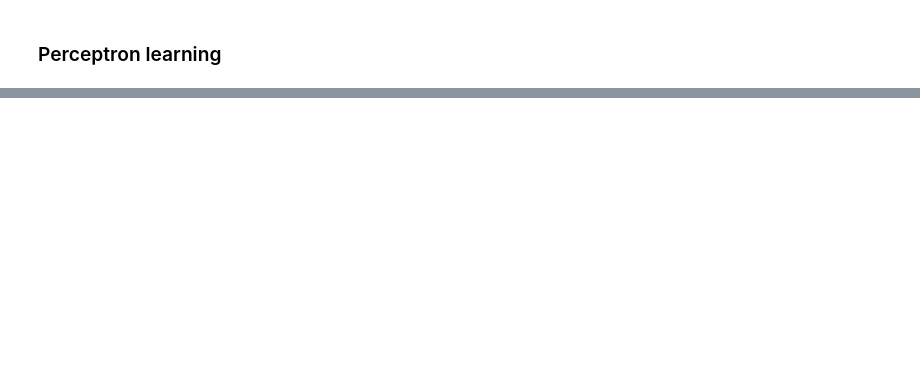
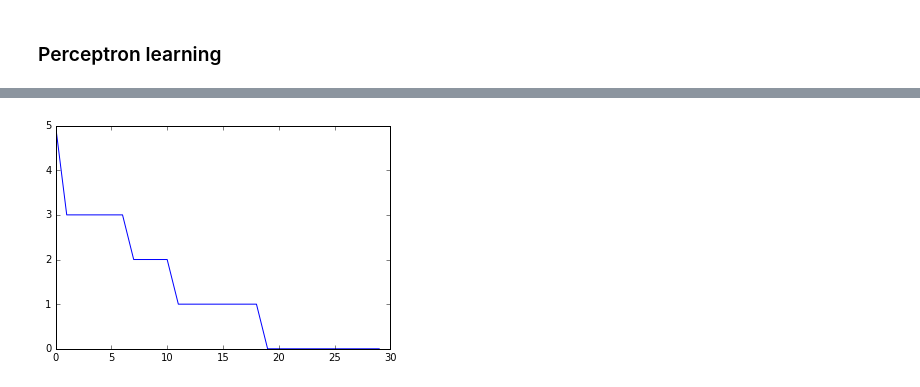
Before and after one commit to Styren/DD2437, a Jupyter notebook: Lab1.ipynb, the cells around one changed output, grey strips where cells are left out. Drawn from its saved outputs; the diff is of its cells as text; code cells hidden in the pictures; blank space fills up the shorter version.

```diff
--- a/Lab1.ipynb
+++ b/Lab1.ipynb
@@ -136 +163,12 @@ deltaweight2 = -n*np.dot(np.transpose(inner_matrix),delta_output)[:-1,:]
+# %%
+data = np.ones((8,8))
+# %%
+for x in range(8):
+    data[x,x] = -1
+data = data*-1
+labels1 = np.ones((4,1))
+labels2 = np.ones((4,1))*-1
+labels = np.vstack((labels1,labels2))
+data = np.hstack((data,np.ones((8,1)),labels))
+data = shuffle(data)
 # %%
@@ -185,0 +178,6 @@ def calculate_errors2(prediction, data):
+# %%
+network = Two_layer_net(data, nodecount = 3)
+network.train(30,0.1)
+network.plot_learning_rate()
+# %% [output]
+[figure, added]
```
Also changed, not shown: parts of 20 cells of this notebook.
